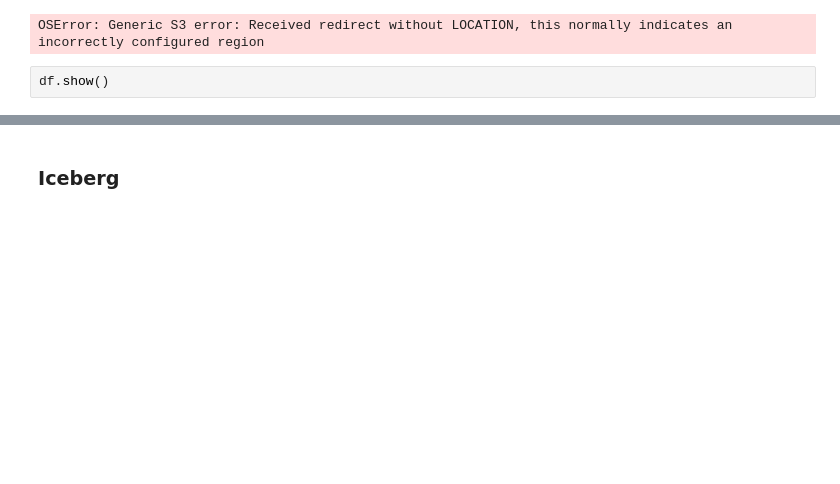
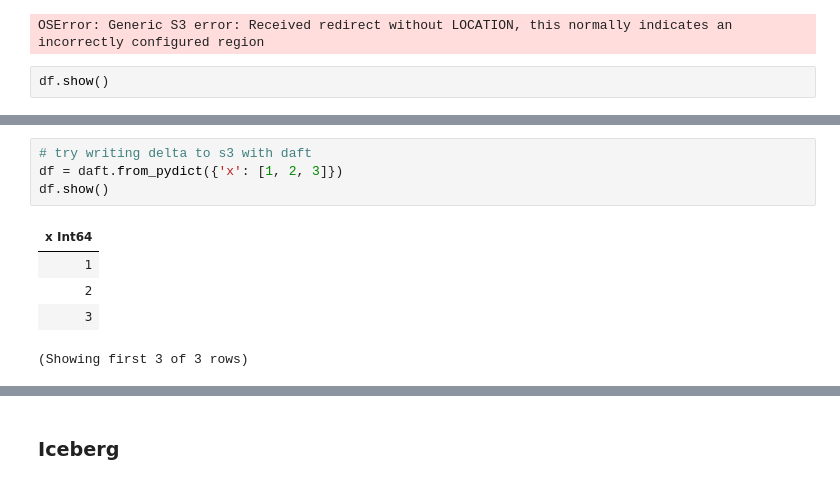
Before and after one commit to avriiil/daft-examples, a Jupyter notebook: daft-data-access.ipynb, the cells around one changed output, grey strips where cells are left out. Saved outputs shown, nothing was run; the diff lists cells and outputs as text; blank space fills up the shorter version.

```diff
--- a/daft-data-access.ipynb
+++ b/daft-data-access.ipynb
@@ -344,0 +394,10 @@ df.show()
+# %%
+# try writing delta to s3 with daft
+df = daft.from_pydict({'x': [1, 2, 3]})
+df.show()
+# %% [output]
+| x Int64 |
+| 1 |
+| 2 |
+| 3 |
+(Showing first 3 of 3 rows)
```
Also changed, not shown: parts of 16 cells of this notebook.
